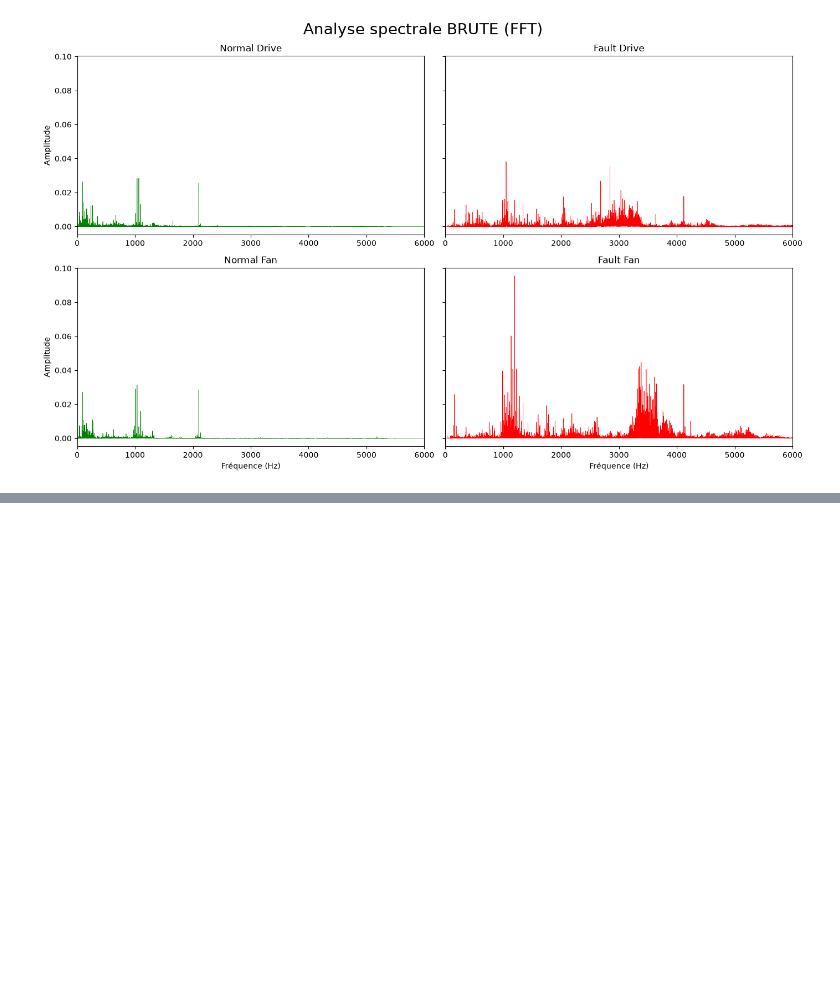
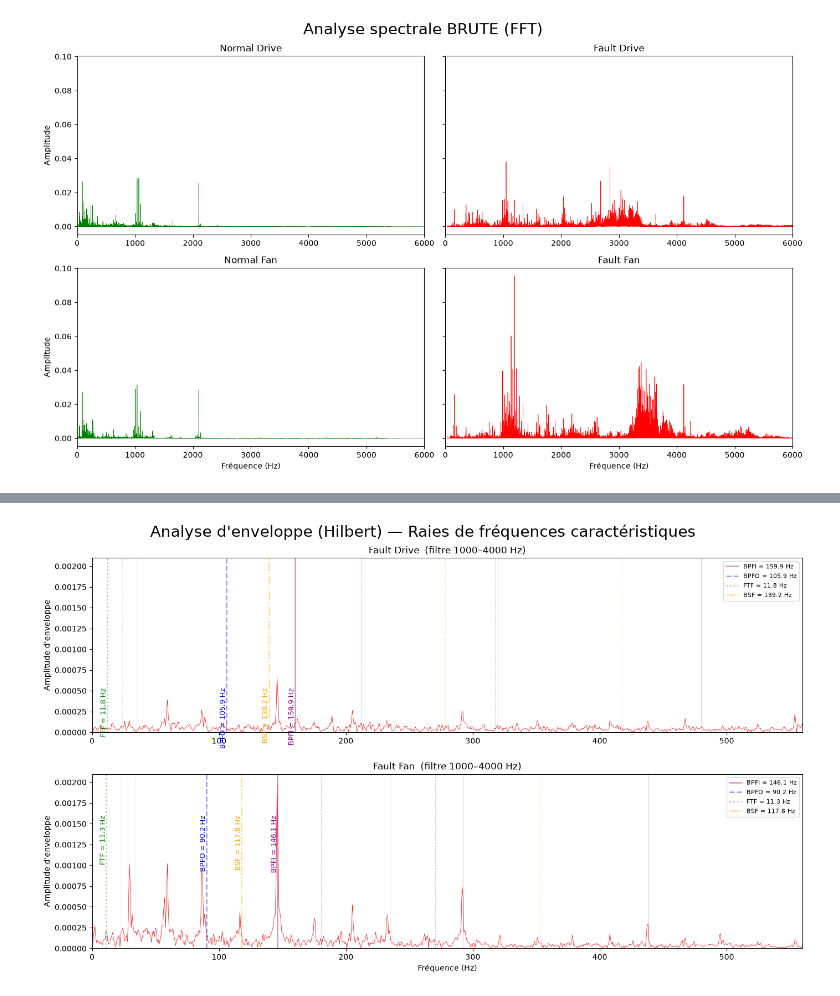
Before and after one commit to Robin3992/BDS_Fault_Detection, a Jupyter notebook: Codes/2.AnalyseSpectrale.ipynb, the cells around one changed output, grey strips where cells are left out. Cells and saved outputs as stored; diff of their text form; code cells hidden in the pictures; blank space fills up the shorter version.

```diff
--- a/Codes/2.AnalyseSpectrale.ipynb
+++ b/Codes/2.AnalyseSpectrale.ipynb
@@ -261,9 +264,6 @@ def spectre_enveloppe(signal, fs, bande=(1000, 4000), n_fft=2**14):
 BANDE_RESONANCE = (1000, 4000)   # Hz
 rpm=1772
 
-
-
-
 fig, axes = plt.subplots(2, 1, figsize=(14, 8), sharey=True)
 
 for i, (titre, sig) in enumerate([("Fault Drive", signaux["Fault Drive"]),
@@ -279,31 +279,35 @@ for i, (titre, sig) in enumerate([("Fault Drive", signaux["Fault Drive"]),
     axes[i].set_xlim(0, graph_XMAX)
 
     masque = (freqs_env >= 0) & (freqs_env <= graph_XMAX)
     y_max = spectre_env[masque].max()
     axes[i].set_ylim(0, y_max * 1.05)
+    y_texte = y_max * 0.8
+
 
     # --- Raies caractéristiques + harmoniques (mêmes styles qu'avant) ---
     for nom, val in FC.items():
         couleur, ls = styles_raies[nom]
         axes[i].axvline(val, color=couleur, ls=ls, lw=1.8, alpha=0.4,
                         label=f"{nom} = {val:.1f} Hz")
         for k in range(2, 4):                    # harmoniques 2x, 3x
             f_raie = k * val
             if f_raie < graph_XMAX:
                 axes[i].axvline(f_raie, color=couleur, ls=ls,
                                 lw=0.8, alpha=0.2)
-        axes[i].text(val, axes[i].get_ylim()[1] * 0.8,
+        axes[i].text(val, y_texte,
                      f"{nom} = {val:.1f} Hz",
                      rotation=90, fontsize=9, color=couleur,
                      ha="right", va="top")
 
     axes[i].legend(loc="upper right", fontsize=8, framealpha=0.7)
 
 for ax in axes:
     ax.set_ylabel("Amplitude d'enveloppe")
 axes[-1].set_xlabel("Fréquence (Hz)")
 
 plt.tight_layout()
 fig.suptitle("Analyse d'enveloppe (Hilbert) — Raies de fréquences caractéristiques",
              fontsize=20, y=1.03)
 plt.show()
+# %% [output]
+[figure, added]
```
Also changed, not shown: parts of 2 cells of this notebook.
